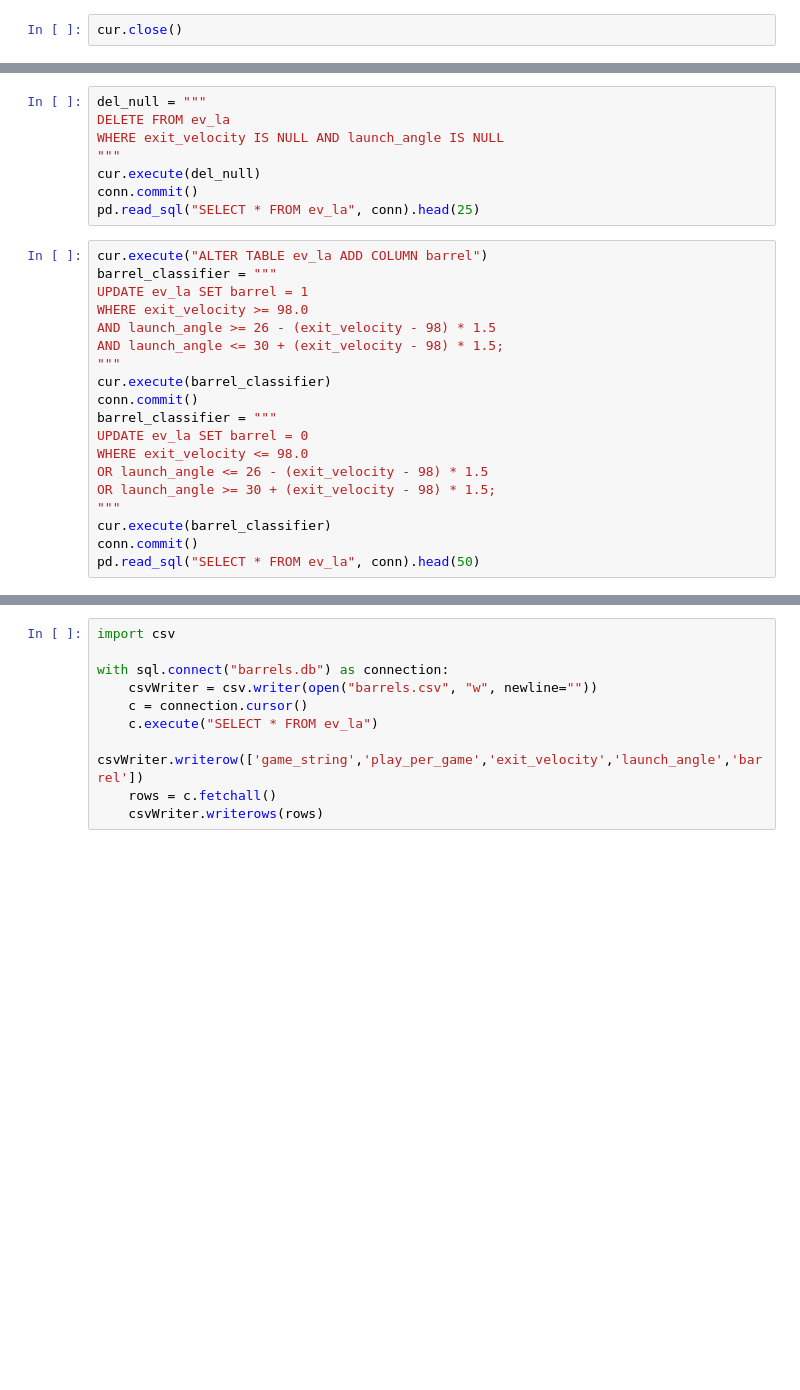
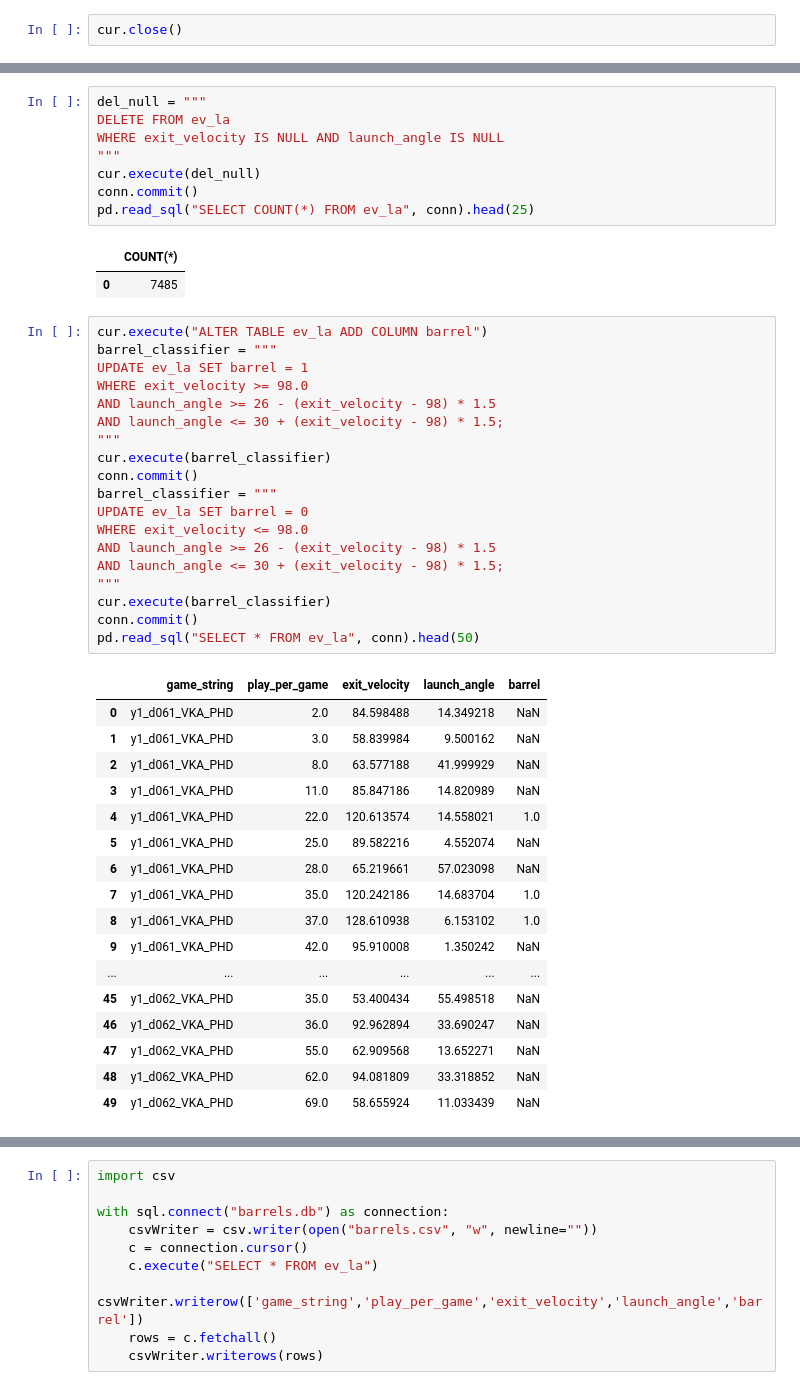
Before and after one commit to TDFelton/FirstPitchFastballFiesta, a Jupyter notebook: data_processing_linnux.ipynb, the cells around one changed output, grey strips where cells are left out. Saved outputs shown, nothing was run; the diff lists cells and outputs as text; blank space fills up the shorter version.

Commit message:
merged fastballs with barrels

```diff
--- a/data_processing_linnux.ipynb
+++ b/data_processing_linnux.ipynb
@@ -163,23 +301,44 @@ WHERE exit_velocity IS NULL AND launch_angle IS NULL
 """
 cur.execute(del_null)
 conn.commit()
-pd.read_sql("SELECT * FROM ev_la", conn).head(25)
+pd.read_sql("SELECT COUNT(*) FROM ev_la", conn).head(25)
+# %% [output]
+|  | COUNT(*) |
+| 0 | 7485 |
 # %%
 cur.execute("ALTER TABLE ev_la ADD COLUMN barrel")
 barrel_classifier = """
 UPDATE ev_la SET barrel = 1
 WHERE exit_velocity >= 98.0
 AND launch_angle >= 26 - (exit_velocity - 98) * 1.5
 AND launch_angle <= 30 + (exit_velocity - 98) * 1.5;
 """
 cur.execute(barrel_classifier)
 conn.commit()
 barrel_classifier = """
 UPDATE ev_la SET barrel = 0
 WHERE exit_velocity <= 98.0
-OR launch_angle <= 26 - (exit_velocity - 98) * 1.5
-OR launch_angle >= 30 + (exit_velocity - 98) * 1.5;
+AND launch_angle >= 26 - (exit_velocity - 98) * 1.5
+AND launch_angle <= 30 + (exit_velocity - 98) * 1.5;
 """
 cur.execute(barrel_classifier)
 conn.commit()
 pd.read_sql("SELECT * FROM ev_la", conn).head(50)
+# %% [output]
+|  | game_string | play_per_game | exit_velocity | launch_angle | barrel |
+| 0 | y1_d061_VKA_PHD | 2.0 | 84.598488 | 14.349218 | NaN |
+| 1 | y1_d061_VKA_PHD | 3.0 | 58.839984 | 9.500162 | NaN |
+| 2 | y1_d061_VKA_PHD | 8.0 | 63.577188 | 41.999929 | NaN |
+| 3 | y1_d061_VKA_PHD | 11.0 | 85.847186 | 14.820989 | NaN |
+| 4 | y1_d061_VKA_PHD | 22.0 | 120.613574 | 14.558021 | 1.0 |
+| 5 | y1_d061_VKA_PHD | 25.0 | 89.582216 | 4.552074 | NaN |
+| 6 | y1_d061_VKA_PHD | 28.0 | 65.219661 | 57.023098 | NaN |
+| 7 | y1_d061_VKA_PHD | 35.0 | 120.242186 | 14.683704 | 1.0 |
+| 8 | y1_d061_VKA_PHD | 37.0 | 128.610938 | 6.153102 | 1.0 |
+| 9 | y1_d061_VKA_PHD | 42.0 | 95.910008 | 1.350242 | NaN |
+| ... | ... | ... | ... | ... | ... |
+| 45 | y1_d062_VKA_PHD | 35.0 | 53.400434 | 55.498518 | NaN |
+| 46 | y1_d062_VKA_PHD | 36.0 | 92.962894 | 33.690247 | NaN |
+| 47 | y1_d062_VKA_PHD | 55.0 | 62.909568 | 13.652271 | NaN |
+| 48 | y1_d062_VKA_PHD | 62.0 | 94.081809 | 33.318852 | NaN |
+| 49 | y1_d062_VKA_PHD | 69.0 | 58.655924 | 11.033439 | NaN |
```
Also changed, not shown: parts of 29 cells of this notebook.
